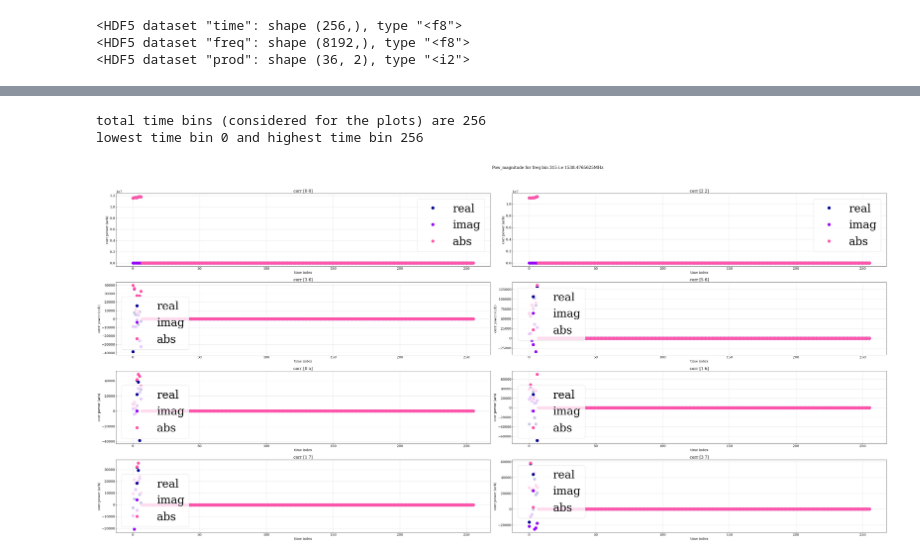
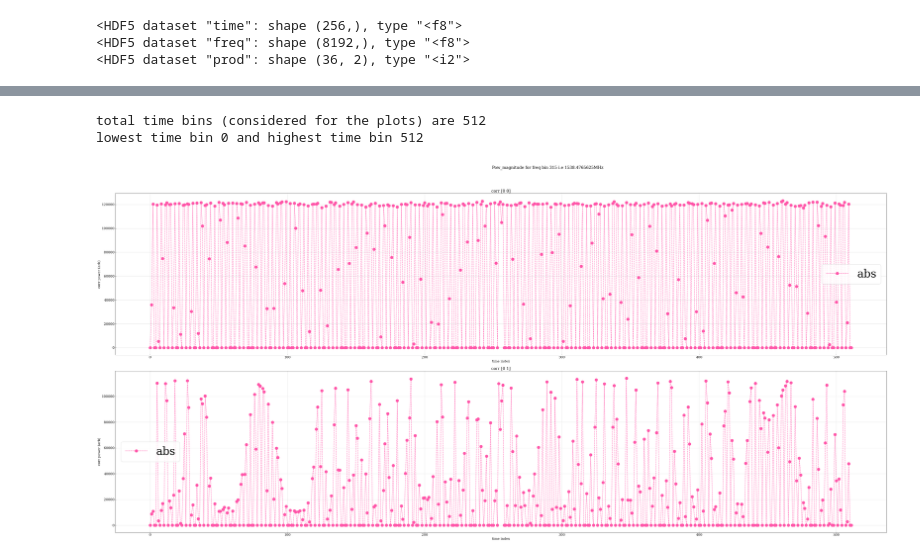
Before and after one commit to WVURAIL/DigitalNoiseSource, a Jupyter notebook: data_analysis_notebooks/crs_corr_data_analysis.ipynb, the cells around one changed output, grey strips where cells are left out. Drawn from its saved outputs; the diff is of its cells as text; code cells hidden in the pictures.

```diff
--- a/data_analysis_notebooks/crs_corr_data_analysis.ipynb
+++ b/data_analysis_notebooks/crs_corr_data_analysis.ipynb
@@ -312,9 +312,11 @@ corr data shape: (256, 8192)
  [       0.+0.j        0.+0.j        0.+0.j ...        0.+0.j
          0.+0.j        0.+0.j]]
 # %%
-## Reading correlation files --
-file_path = '/Volumes/EXTRSSD/CRS_data/20260224T130143Z_pathfinder_corr8/*'
-corr_data = read_corr_mode_h5(file_path, f_start=0, f_stop=1)
+#Reading correlation files --
+file_path = '/Volumes/EXTRSSD/CRS_data/20260313T180952Z_pathfinder_corr8/*'
+
+corr_data = read_corr_mode_h5(file_path, f_start=4, f_stop=6)
+print("getting auto and cross-correlation magnitudes and phase")
 pow_mag, pow_phase = get_mag_phase(corr_data.vis)
 print("done getting pow_mag and pow_phase")
 sat_data = corr_data.sat.real
@@ -336,34 +359,34 @@ print(f"abs power : {pow_mag[tmin:tmax,315,1]}")
 # %%
 #Plotting real and imag correlation powers against time index for a given set of frequencies --
 tmin,tmax=[0,corr_size[0]]
 freq_arr=[315]
 # autos indices -- 0,8,15,21,26,30,33,35
-corr_indices=[0,8,15,21,26,30,33,35]
+corr_indices=[0,1]
 dim1 = math.floor(math.sqrt(len(corr_indices)*len(freq_arr)))
 dim2 = math.ceil(len(corr_indices)*len(freq_arr)/dim1)
 for index,f_ind in enumerate(freq_arr):
     colorsarr=cm.gnuplot2(np.linspace(0,1,2048))
     fig = plt.figure(figsize=[50,25])
     freq=0+((8192-f_ind)*0.1953125)
     for index, corr_index in enumerate(corr_indices):
         ax=plt.subplot(dim2, dim1, index+1)
-        ax.plot(corr_data.vis.real[tmin:tmax,f_ind,corr_index],'o', markersize=13, c=colorsarr[300], label='real')
-        ax.plot(corr_data.vis.imag[tmin:tmax,f_ind,corr_index],'o', markersize=13, c=colorsarr[900], label='imag')
-        ax.plot(pow_mag[tmin:tmax,f_ind,corr_index],'o', markersize=13, c=colorsarr[1200], label='abs')
+        #ax.plot(corr_data.vis.real[tmin:tmax,f_ind,corr_index],'o', markersize=13, c=colorsarr[300], label='real')
+        #ax.plot(corr_data.vis.imag[tmin:tmax,f_ind,corr_index],'o', markersize=13, c=colorsarr[900], label='imag')
+        ax.plot(pow_mag[tmin:tmax,f_ind,corr_index],'o--', markersize=13, c=colorsarr[1200], label='abs')
         ax.legend(fontsize=50)
         plt.title(f"corr {corr_data.prod[corr_index]}")
         plt.xlabel("time index")
         plt.ylabel("corr power (arb)")
         plt.suptitle(f"Pow_magnitude for freq bin {f_ind} i.e {freq}MHz", ha='left')
     plt.tight_layout(rect=[0, 0.03, 1, 0.95])
     #plt.savefig("/Users/kalyanibhopi94/Documents/kalyanib_dns/corr_dns_plots/drone_testing_4x2_Apr2025/Apr12...037Z/phase_offset_investigate/real_imag_corr_powers_1ms_files61-65_DC_IQ_corrected_med.pdf")
 
 #delta_time = np.diff(corr_data.time["irigb_time"])[1]*1e-9
 #print(f"Each time bin is: {delta_time} seconds")
 print(f"total time bins (considered for the plots) are {len(corr_data.vis[tmin:tmax,0,0])}")
 print(f"lowest time bin {tmin} and highest time bin {tmax}")
 #print(f"{delta_time*len(corr_data.vis[tmin:tmax,0,0])} seconds of data (considered for the plots)")
 # %% [output]
-total time bins (considered for the plots) are 256
-lowest time bin 0 and highest time bin 256
+total time bins (considered for the plots) are 512
+lowest time bin 0 and highest time bin 512
-[figure, old version]
+[figure, new version]
```
Also changed, not shown: parts of 2 cells of this notebook, 1 other file.
